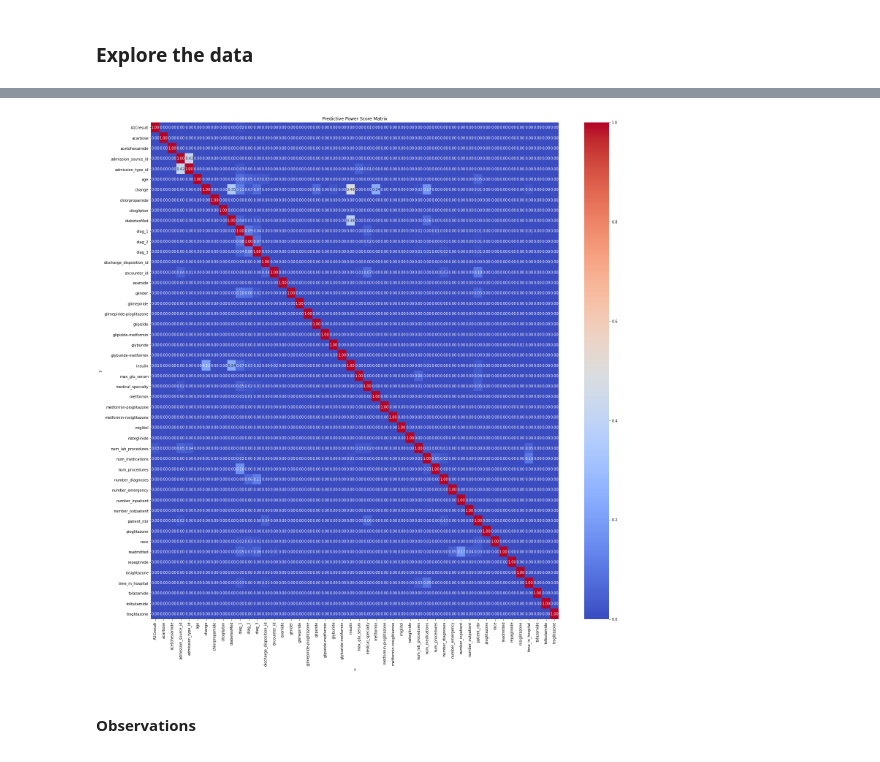
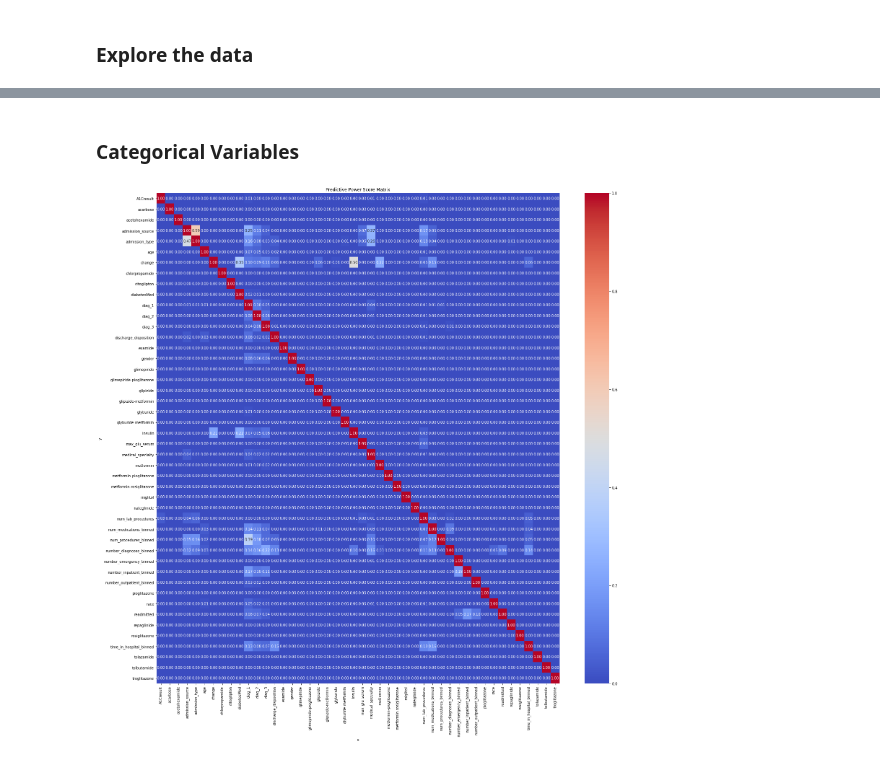
Before and after one commit to bjjv/Sb-DataScience-Mar21, a Jupyter notebook: DataScienceGuidedCapstone_2/Notebooks/03_exploratory_data_analysis_BinduJ.ipynb, the cells around one changed output, grey strips where cells are left out. Saved outputs shown, nothing was run; the diff lists cells and outputs as text; code cells hidden in the pictures.

```diff
--- a/DataScienceGuidedCapstone_2/Notebooks/03_exploratory_data_analysis_BinduJ.ipynb
+++ b/DataScienceGuidedCapstone_2/Notebooks/03_exploratory_data_analysis_BinduJ.ipynb
@@ -135,0 +286,4 @@ plt.title("Correlation matrix");
+# %%
+bins = [-np.inf, 0, diabetic_df['number_emergency'].max()]
+labels =['zero', 'more than zero']
+diabetic_df['number_emergency_binned'] = pd.cut(diabetic_df['number_emergency'], bins,labels=labels)
@@ -135,0 +323,4 @@ plt.title("Correlation matrix");
+# %%
+bins = [-np.inf, 0, diabetic_df['number_inpatient'].max()]
+labels =['zero', 'more than zero']
+diabetic_df['number_inpatient_binned'] = pd.cut(diabetic_df['number_inpatient'], bins,labels=labels)
@@ -136,3 +331,12 @@ plt.title("Correlation matrix");
+# %%
+# make copy of the dataset
+diabetic_df_copy1 = diabetic_df.copy()
+# %%
+# drop columns
+cols_to_remove = ['encounter_id','patient_nbr','time_in_hospital', 'num_procedures', 'num_medications', 'number_outpatient','number_emergency', 'number_inpatient', 'number_diagnoses']
+diabetic_df_copy1.drop(cols_to_remove, axis=1,inplace=True)
+# %% [markdown]
+### Categorical Variables
 # %%
 import warnings
 warnings.filterwarnings("ignore")
@@ -142,10 +346,8 @@ import ppscore as pps
 # %%
 # Plot
 plt.figure(figsize=(25, 25))
-matrix_df = pps.matrix(diabetic_df).pivot(columns='x', index='y',  values='ppscore')
+matrix_df = pps.matrix(diabetic_df_copy1).pivot(columns='x', index='y',  values='ppscore')
 sns.heatmap(matrix_df, annot=True, fmt=".2f", cmap='coolwarm')
 plt.title("Predictive Power Score Matrix");
 # %% [output]
-[figure, old version]
+[figure, new version]
-# %% [markdown]
-#### Observations
```
Also changed, not shown: parts of 71 cells of this notebook.
